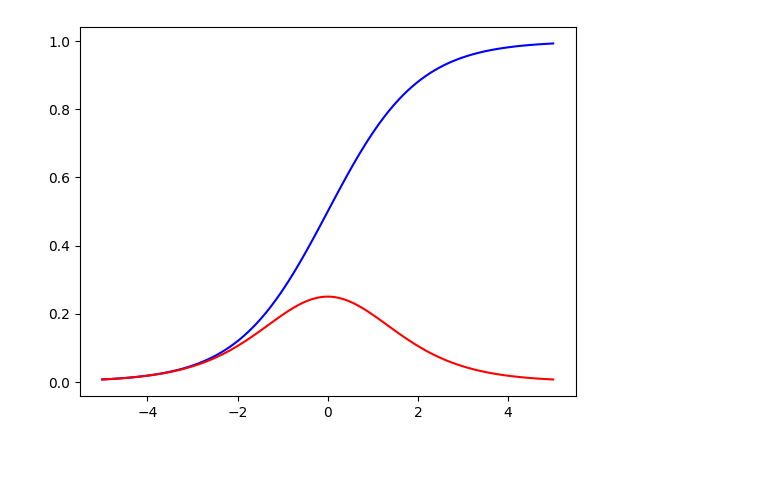
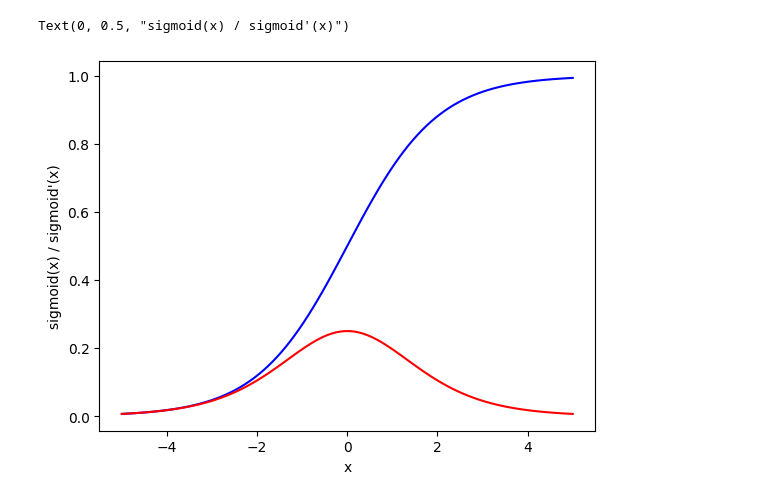
Before and after one commit to chowdhur/nlp_work, a Jupyter notebook: flowers_rajdeep.ipynb, the cells around one changed output. Cells and saved outputs as stored; diff of their text form; code cells hidden in the pictures; blank space fills up the shorter version.

```diff
--- a/flowers_rajdeep.ipynb
+++ b/flowers_rajdeep.ipynb
@@ -48,10 +52,13 @@ def sigmoid_p(x):
 # %%
 X = np.linspace(-5, 5, 100)
 
 plt.plot(X, sigmoid(X), c="b") # sigmoid in blue
 fig = plt.plot(X, sigmoid_p(X), c="r") # sigmoid_p in red
+plt.xlabel("x")
+plt.ylabel("sigmoid(x) / sigmoid'(x)")
 # %% [output]
+Text(0, 0.5, "sigmoid(x) / sigmoid'(x)")
-[figure, old version]
+[figure, new version]
 # %%
 # train
 
```
Also changed, not shown: parts of 5 cells of this notebook.
